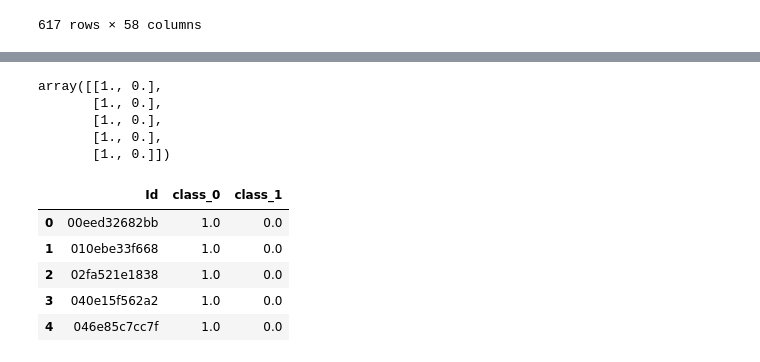
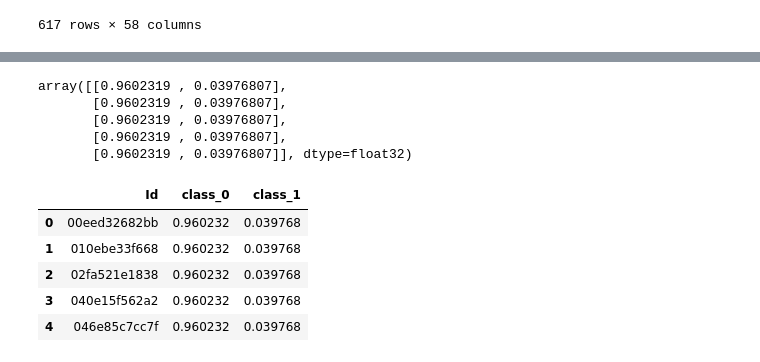
Before and after one commit to ArielxX/ML-competitions, a Jupyter notebook: week 1/notebook.ipynb, the cells around one changed output, grey strips where cells are left out. Drawn from its saved outputs; the diff is of its cells as text; code cells hidden in the pictures.

```diff
--- a/week 1/notebook.ipynb
+++ b/week 1/notebook.ipynb
@@ -97,0 +216,5 @@ accuracy_score(y_test, y_pred), precision_score(y_test, y_pred)
+# %%
+# Decision Tree
+
+DT_model = DecisionTreeClassifier()
+train_model(DT_model, X, y, kfold)
@@ -97,0 +224,5 @@ accuracy_score(y_test, y_pred), precision_score(y_test, y_pred)
+# %%
+# Random Forest
+
+RF_model = RandomForestClassifier(criterion = 'entropy', max_depth = None, min_samples_leaf = 1, min_samples_split = 4,n_estimators = 200)
+train_model(RF_model, X, y, kfold)
@@ -97,0 +232,5 @@ accuracy_score(y_test, y_pred), precision_score(y_test, y_pred)
+# %%
+# Gradiant Boosting
+
+GB_model = XGBClassifier()
+train_model(GB_model, X, y, kfold)
@@ -98,28 +240,29 @@ accuracy_score(y_test, y_pred), precision_score(y_test, y_pred)
 # %%
 dataset_test = pd.read_csv("/kaggle/input/icr-identify-age-related-conditions/test.csv")
+dataset_test = preprocess(dataset_test)
 X = dataset_test
 Y = X['Id']
 X = X.drop("Id", axis=1)
-X = X.drop("EJ", axis=1)
 X.fillna(0, inplace=True)
 X.head()
-predicted_prob = model.predict_proba(X)
+
+predicted_prob = GB_model.predict_proba(X)
 predicted_prob
 # %% [output]
-array([[1., 0.],
-       [1., 0.],
-       [1., 0.],
-       [1., 0.],
-       [1., 0.]])
+array([[0.9602319 , 0.03976807],
+       [0.9602319 , 0.03976807],
+       [0.9602319 , 0.03976807],
+       [0.9602319 , 0.03976807],
+       [0.9602319 , 0.03976807]], dtype=float32)
 # %%
-sample_submission = pd.DataFrame({'Id': Y})
-sample_submission[['class_0', 'class_1']] = predicted_prob
-sample_submission
+submission = pd.DataFrame({'Id': Y})
+submission[['class_0', 'class_1']] = predicted_prob
+submission
 # %% [output]
 |  | Id | class_0 | class_1 |
-| 0 | 00eed32682bb | 1.0 | 0.0 |
-| 1 | 010ebe33f668 | 1.0 | 0.0 |
-| 2 | 02fa521e1838 | 1.0 | 0.0 |
-| 3 | 040e15f562a2 | 1.0 | 0.0 |
-| 4 | 046e85c7cc7f | 1.0 | 0.0 |
+| 0 | 00eed32682bb | 0.960232 | 0.039768 |
+| 1 | 010ebe33f668 | 0.960232 | 0.039768 |
+| 2 | 02fa521e1838 | 0.960232 | 0.039768 |
+| 3 | 040e15f562a2 | 0.960232 | 0.039768 |
+| 4 | 046e85c7cc7f | 0.960232 | 0.039768 |
 # %%
```
Also changed, not shown: parts of 27 cells of this notebook.
